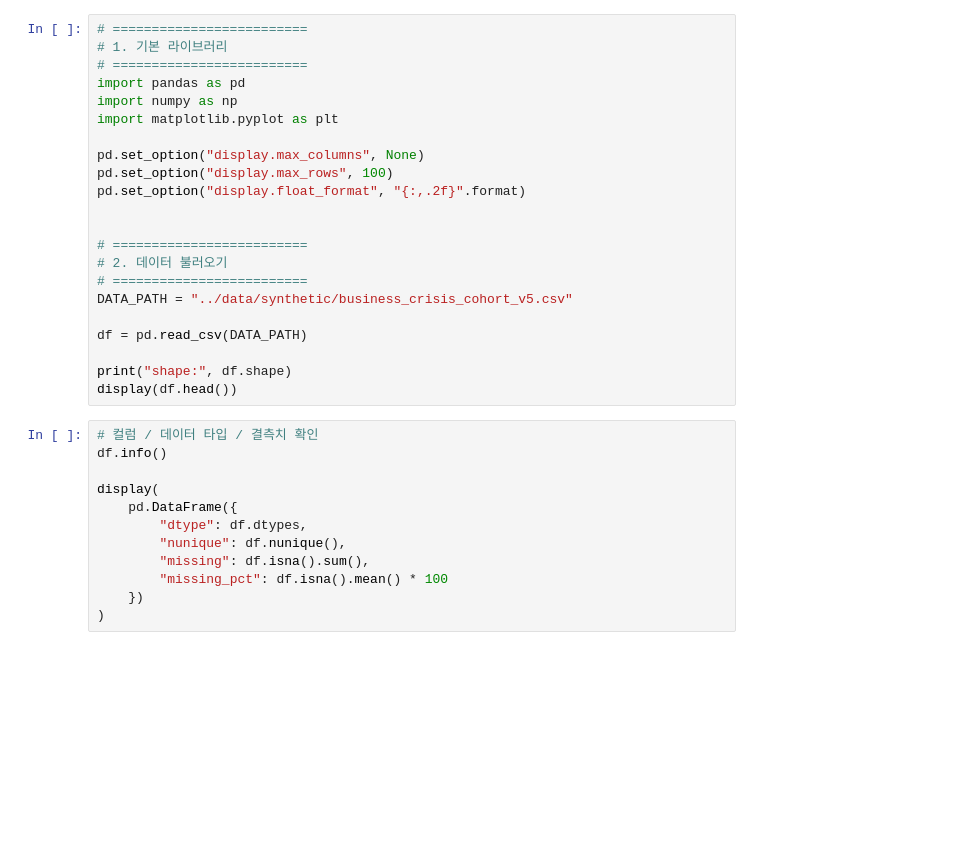
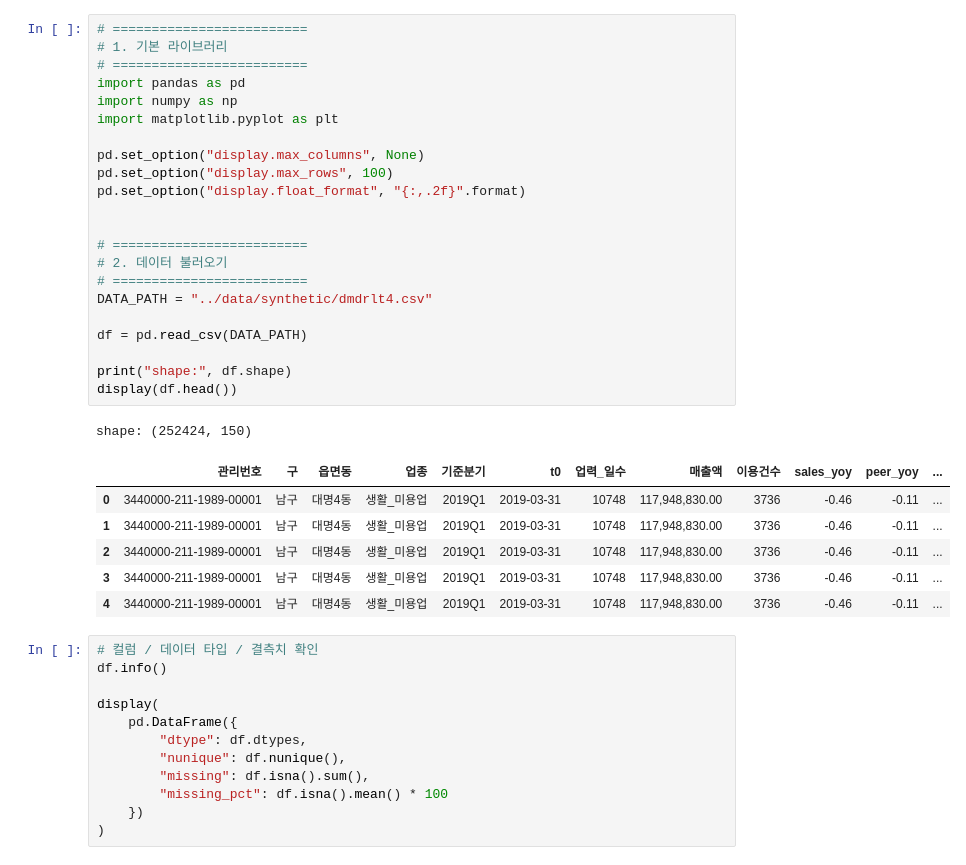
Before and after one commit to P-oong/iM_Blockchain_AI, a Jupyter notebook: notebooks/data1.ipynb, the cells around one changed output. Drawn from its saved outputs; the diff is of its cells as text; blank space fills up the shorter version.

```diff
--- a/notebooks/data1.ipynb
+++ b/notebooks/data1.ipynb
@@ -1,25 +23,33 @@
 # %%
 # =========================
 # 1. 기본 라이브러리
 # =========================
 import pandas as pd
 import numpy as np
 import matplotlib.pyplot as plt
 
 pd.set_option("display.max_columns", None)
 pd.set_option("display.max_rows", 100)
 pd.set_option("display.float_format", "{:,.2f}".format)
 
 
 # =========================
 # 2. 데이터 불러오기
 # =========================
-DATA_PATH = "../data/synthetic/business_crisis_cohort_v5.csv"
+DATA_PATH = "../data/synthetic/dmdrlt4.csv"
 
 df = pd.read_csv(DATA_PATH)
 
 print("shape:", df.shape)
 display(df.head())
+# %% [output]
+shape: (252424, 150)
+|  | 관리번호 | 구 | 읍면동 | 업종 | 기준분기 | t0 | 업력_일수 | 매출액 | 이용건수 | sales_yoy | peer_yoy | ... |
+| 0 | 3440000-211-1989-00001 | 남구 | 대명4동 | 생활_미용업 | 2019Q1 | 2019-03-31 | 10748 | 117,948,830.00 | 3736 | -0.46 | -0.11 | ... |
+| 1 | 3440000-211-1989-00001 | 남구 | 대명4동 | 생활_미용업 | 2019Q1 | 2019-03-31 | 10748 | 117,948,830.00 | 3736 | -0.46 | -0.11 | ... |
+| 2 | 3440000-211-1989-00001 | 남구 | 대명4동 | 생활_미용업 | 2019Q1 | 2019-03-31 | 10748 | 117,948,830.00 | 3736 | -0.46 | -0.11 | ... |
+| 3 | 3440000-211-1989-00001 | 남구 | 대명4동 | 생활_미용업 | 2019Q1 | 2019-03-31 | 10748 | 117,948,830.00 | 3736 | -0.46 | -0.11 | ... |
+| 4 | 3440000-211-1989-00001 | 남구 | 대명4동 | 생활_미용업 | 2019Q1 | 2019-03-31 | 10748 | 117,948,830.00 | 3736 | -0.46 | -0.11 | ... |
 # %%
 # 컬럼 / 데이터 타입 / 결측치 확인
 df.info()
```
Also changed, not shown: parts of 1 cell of this notebook, 16 other files.
